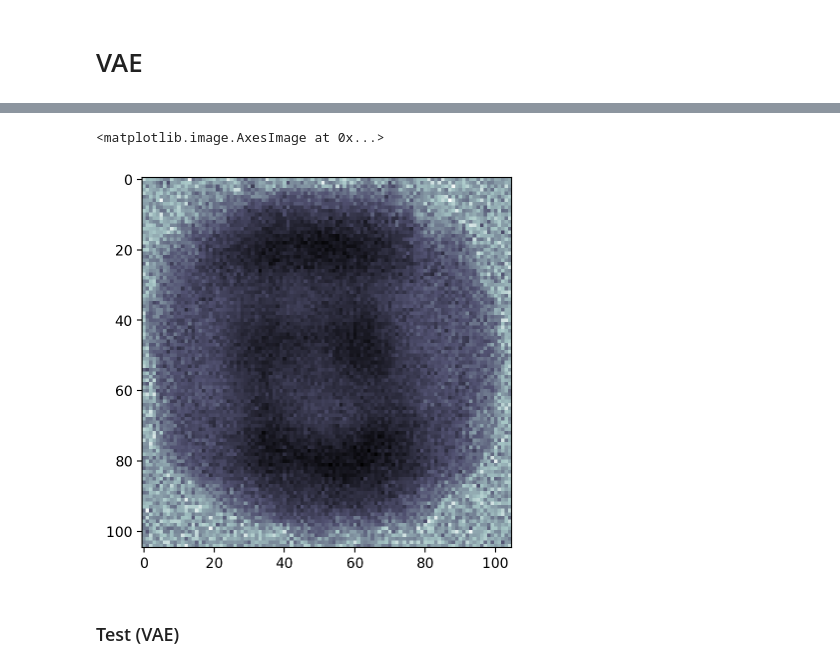
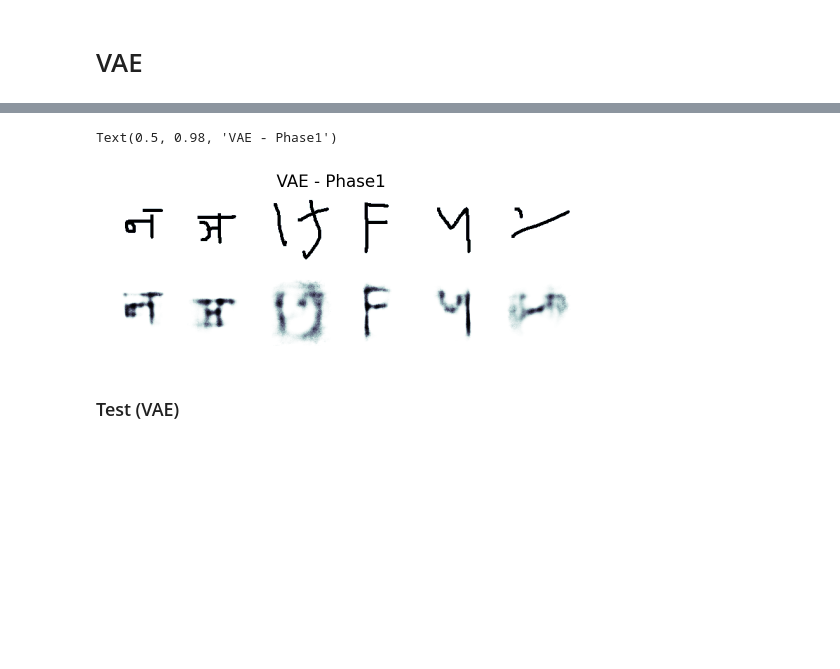
Before and after one commit to gerdm/hard-em-lvm, a Jupyter notebook: notebooks/22-phase1-2-omniglot.ipynb, the cells around one changed output, grey strips where cells are left out. Drawn from its saved outputs; the diff is of its cells as text; code cells hidden in the pictures; blank space fills up the shorter version.

```diff
--- a/notebooks/22-phase1-2-omniglot.ipynb
+++ b/notebooks/22-phase1-2-omniglot.ipynb
@@ -291,7 +307,6 @@ plt.axis("off")
 # %%
 %%time
 
-tx_vae = optax.adam(1e-5)
 model_vae = hlax.models.VAEBern(dim_latent, dim_obs[0], Encoder, Decoder)
 params_test_init = model_vae.init(key_test, X_test[:2], key_test)
 
@@ -302,10 +317,11 @@ params_test_init = freeze(params_test_init)
 state_vae_test = TrainState.create(
     apply_fn=model_vae.apply,
     params=params_test_init,
-    tx=tx_vae,
+    tx=tx_test,
 )
 
 output_test = hlax.amortised.train_encoder(
-    key_train, config_test, X_warmup, state_vae_test, elbo_bern
+    key_train, config_test, X_test, state_vae_test, elbo_bern
 )
+hist_loss_hem_amortised = output_test[1]
 # %% [output]
@@ -328,25 +345,20 @@ ax[1].axis("off")
 # %% [markdown]
 ### Test (Unamortised diagonal FA model)
-# %%
-tx_test = optax.adam(1e-3)
-config_test = hlax.unamortised.Config(
-    num_epochs=1000,
-    batch_size=200,
-    num_e_steps=20
-)
-
-res_hem_test = hlax.unamortised.train_encoder(key_it_test, model_test, config_test, X_test, state_decoder, part_lossfn_test, tx_test)
-params_encoder_hem_test = res_hem_test["state_final"].params
-hist_loss_hem = res_hem_test["hist_loss"]
+# %%
+tx_test_hem = optax.adam(1e-3)
+res_hem_test = hlax.unamortised.train_encoder(key_it_test, model_test, config_test, X_test, state_decoder, part_lossfn_test, tx_test_hem)
+params_encoder_hem_test = res_hem_test["state_final"].params
+hist_loss_hem = res_hem_test["hist_loss"]
 # %%
-fig, axs = plt.subplots(2, n_show, figsize=(12, 2))
+fig, axs = plt.subplots(2, n_show, figsize=(6, 2))
 for ax, ix_target in zip(axs.T, ixs_target):
     img_truth = X_test[ix_target].reshape(dim_width, dim_width)
-    img_reconstruct = eval_unamortised(model_test, X_test, params_encoder_hem_test, params_decoder_hem)[1][ix_target]#[2][0][ix_target]
+    # img_reconstruct = eval_unamortised(model_test, X_test, params_encoder_hem_test, params_decoder_hem)[2][0][ix_target]
+    img_reconstruct = eval_unamortised(model_test, X_test, params_encoder_hem_test, params_decoder_hem)[1][ix_target]
     ax[0].imshow(img_truth, cmap="bone")
     img_reconstruct = nn.sigmoid(img_reconstruct).reshape(dim_width, dim_width)
     ax[1].imshow(img_reconstruct, cmap="bone")
     ax[0].axis("off")
     ax[1].axis("off")
-plt.tight_layout()
+plt.suptitle("HardEM / HardEM test - Phase2")
 # %% [output]
@@ -377,10 +390,19 @@ Wall time: 4.48 s
 # %%
-ix_target = 10
-X_rec = model.apply(state_vae.params, X_warmup[ix_target], key)[2][0].reshape(dim_width, dim_width)
-plt.imshow(X_rec, cmap="bone")
+fig, axs = plt.subplots(2, n_show, figsize=(6, 2))
+
+for ax, ix_target in zip(axs.T, ixs_target):
+    X_rec = model.apply(state_vae.params, X_warmup[ix_target], key)[2][0].reshape(dim_width, dim_width)
+    X_rec = nn.sigmoid(X_rec)
+    X_org = X_warmup[ix_target].reshape(dim_width, dim_width)
+    ax[0].imshow(X_org, cmap="bone")
+    ax[1].imshow(X_rec, cmap="bone")
+    ax[0].axis("off")
+    ax[1].axis("off")
+    plt.axis("off")
+plt.suptitle("VAE - Phase1")
 # %% [output]
-<matplotlib.image.AxesImage at 0x...>
+Text(0.5, 0.98, 'VAE - Phase1')
-[figure, old version]
+[figure, new version]
 # %% [markdown]
 ### Test (VAE)
 # %%
```
Also changed, not shown: parts of 20 cells of this notebook, 3 other files.
